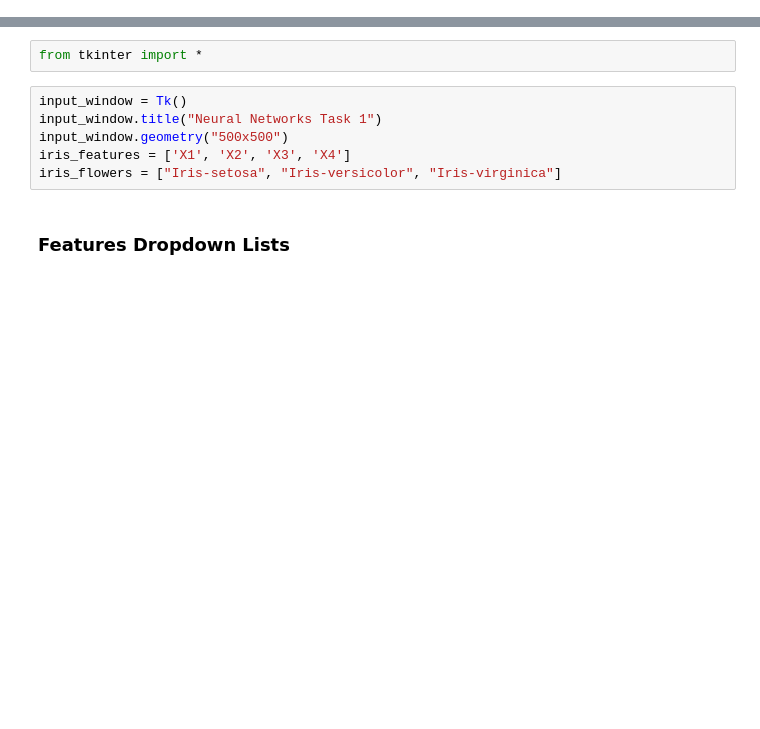
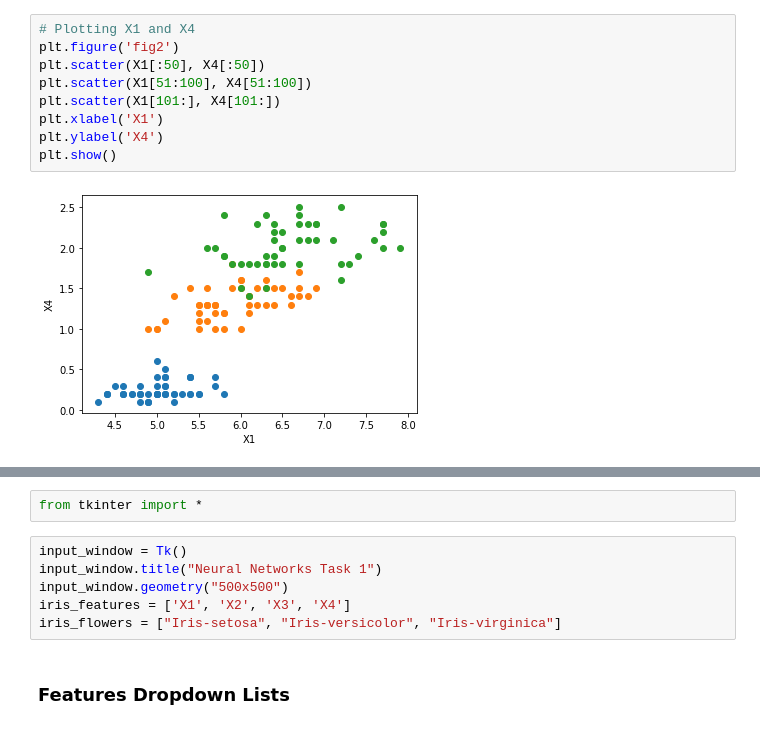
Before and after one commit to Dinaabdalla2018/Neural-Networks-CS20, a Jupyter notebook: NN_Task1_UI.ipynb, the cells around one changed output, grey strips where cells are left out. Cells and saved outputs as stored; diff of their text form; blank space fills up the shorter version.

```diff
--- a/NN_Task1_UI.ipynb
+++ b/NN_Task1_UI.ipynb
@@ -0,0 +43,11 @@
+# %%
+# Plotting X1 and X4
+plt.figure('fig2')
+plt.scatter(X1[:50], X4[:50])
+plt.scatter(X1[51:100], X4[51:100])
+plt.scatter(X1[101:], X4[101:])
+plt.xlabel('X1')
+plt.ylabel('X4')
+plt.show()
+# %% [output]
+[figure, added]
```
Also changed, not shown: parts of 19 cells of this notebook.
